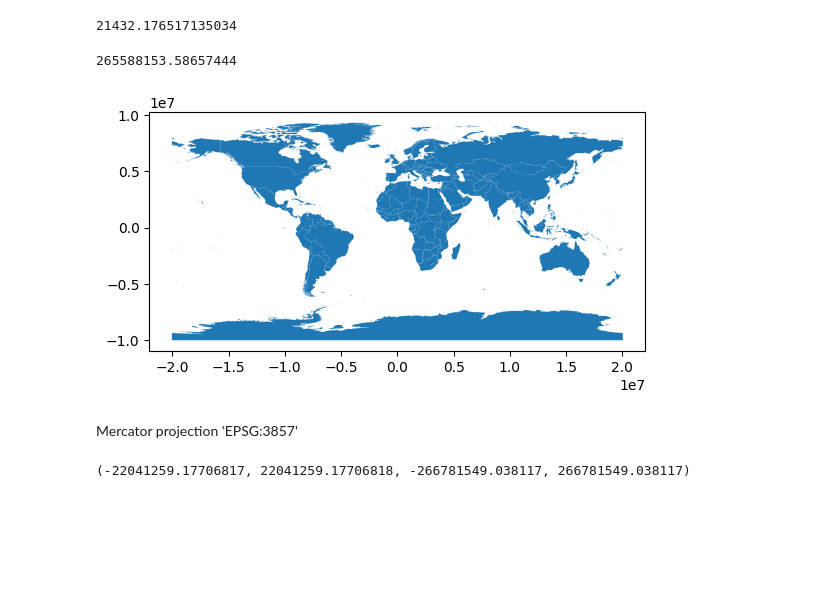
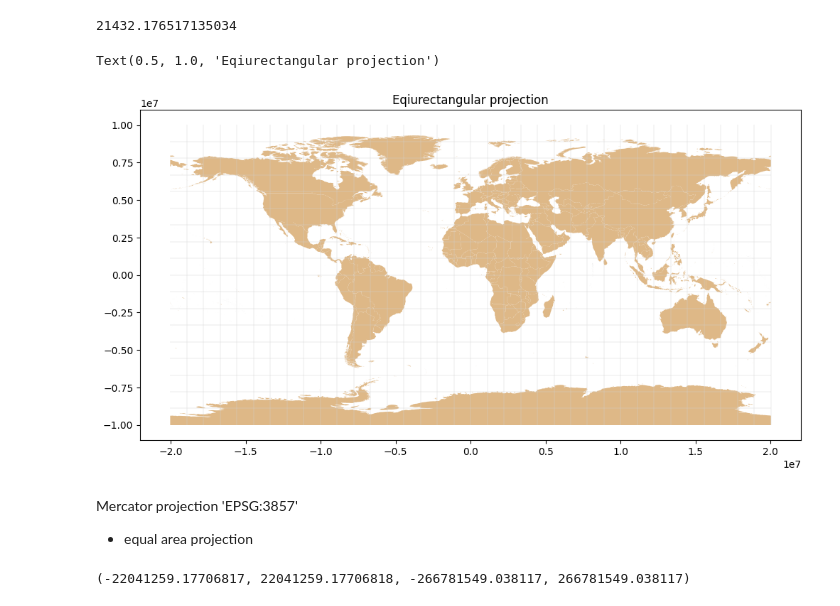
Before and after one commit to marcinszwagrzyk/Geo_Python_Ukraine_2024, a Jupyter notebook: 1_Map_projections.ipynb, the cells around one changed output. Drawn from its saved outputs; the diff is of its cells as text; code cells hidden in the pictures; blank space fills up the shorter version.

```diff
--- a/1_Map_projections.ipynb
+++ b/1_Map_projections.ipynb
@@ -140,13 +123,19 @@ gdf_countries.geometry.area.sum()
 21432.176517135034
 # %%
 # units fix EPSG:32662 - Platte Carre  - just changing the units
-gdf_countries.to_crs('EPSG:32662').plot()
-gdf_countries.to_crs('EPSG:32662').geometry.area.sum() /1_000_000
+fig, ax = plt.subplots(figsize=(12,10))
+gdf_countries.to_crs('EPSG:32662').plot(ax=ax, color='burlywood')
+gdf_graticules.to_crs('EPSG:32662').plot(ax=ax, color='lightgray', linewidth=0.3)
+plt.title('Eqiurectangular projection', color='black')
+# ax.axis('off')
+
+# gdf_countries.to_crs('EPSG:32662').geometry.area.sum() /1_000_000
 # %% [output]
-265588153.58657444
+Text(0.5, 1.0, 'Eqiurectangular projection')
-[figure, old version]
+[figure, new version]
 # %% [markdown]
 Mercator projection 'EPSG:3857'
+- equal area projection
 # %%
 epsg = 'EPSG:3857'
 gdf_world_mercator = gdf_countries.to_crs(epsg)
```
Also changed, not shown: parts of 12 cells of this notebook, 2 other files.
